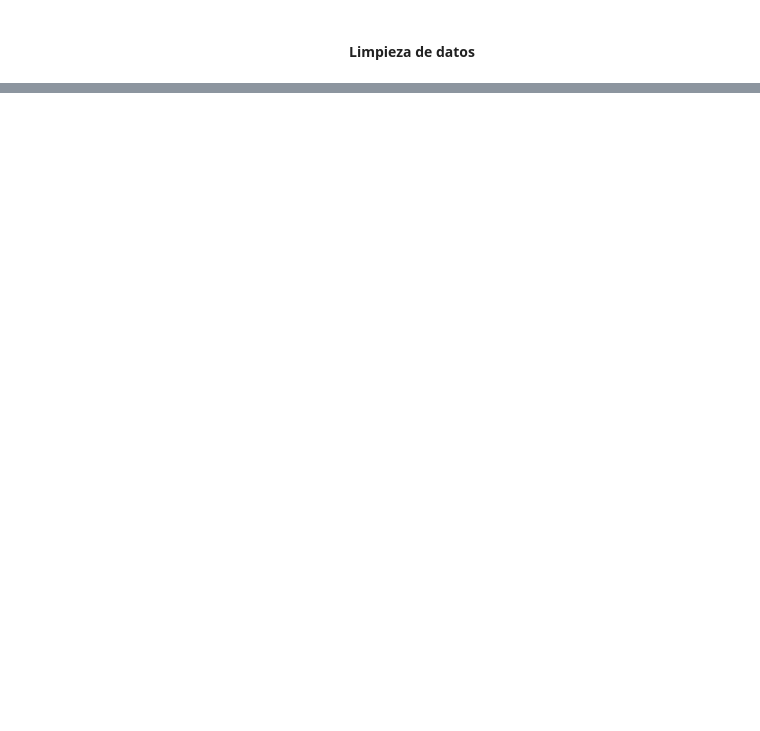
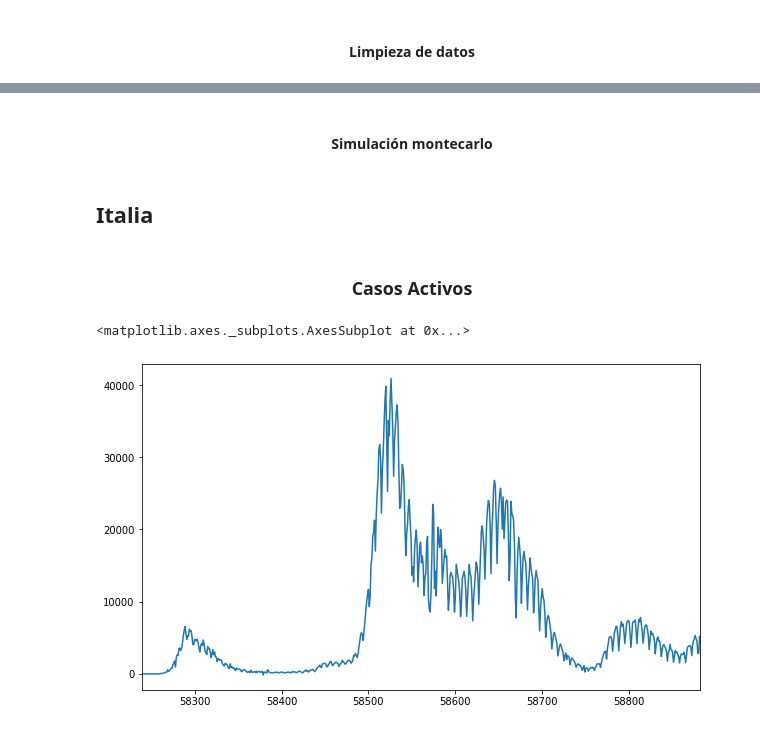
Before and after one commit to danielamichel/Proyecto1_DMichel_ADurrmuller, a Jupyter notebook: Proyecto_ASDurrmuller_DMichel.ipynb, the cells around one changed output, grey strips where cells are left out. Drawn from its saved outputs; the diff is of its cells as text; code cells hidden in the pictures; blank space fills up the shorter version.

```diff
--- a/Proyecto_ASDurrmuller_DMichel.ipynb
+++ b/Proyecto_ASDurrmuller_DMichel.ipynb
@@ -71,4 +72,4 @@ from scipy import optimize
 # %%
 # Lectura de Data Frame
-data = pd.read_csv('Data.csv')
-data
+data = pd.read_csv('./cases_deaths_data.csv')
+data = data[(data.iso_code == 'ITA') | (data.iso_code == 'CAN')]
@@ -127,0 +78,9 @@ clean_data
+# %%
+clean_data = data.loc[:, ['iso_code', 'date', 'new_cases', 'new_deaths', 'total_tests', 'positive_rate']]
+clean_data.date = pd.to_datetime(clean_data.date)
+
+# llenar valores nulos
+clean_data.new_deaths.fillna(0, inplace=True)
+
+# Mostrar la cola del data framex
+clean_data.head()
@@ -127,0 +94,2 @@ clean_data
+# %% [markdown]
+#### <center> Simulación montecarlo
@@ -127,0 +141,9 @@ clean_data
+# %% [markdown]
+## Italia
+# %% [markdown]
+### <center>Casos Activos</center>
+# %%
+clean_data[clean_data.iso_code == 'ITA']['new_cases'].plot(figsize=(10,6))
+# %% [output]
+<matplotlib.axes._subplots.AxesSubplot at 0x...>
+[figure, added]
```
Also changed, not shown: parts of 44 cells of this notebook, 3 other files.
